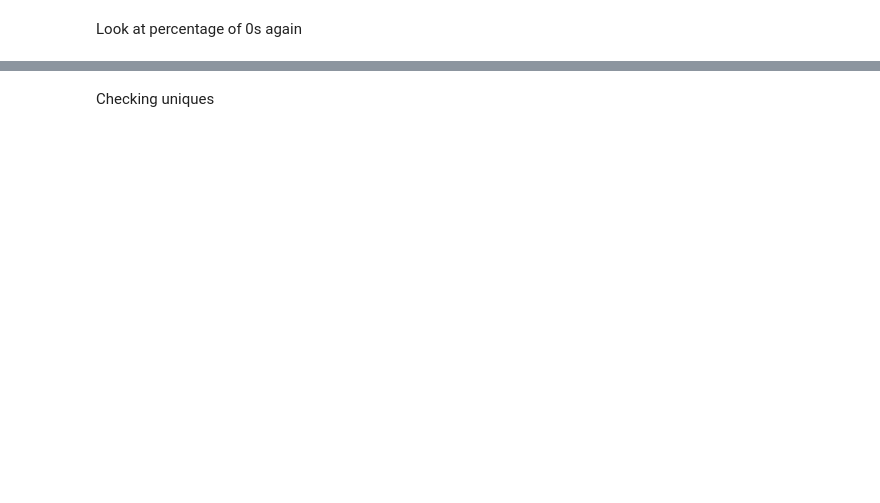
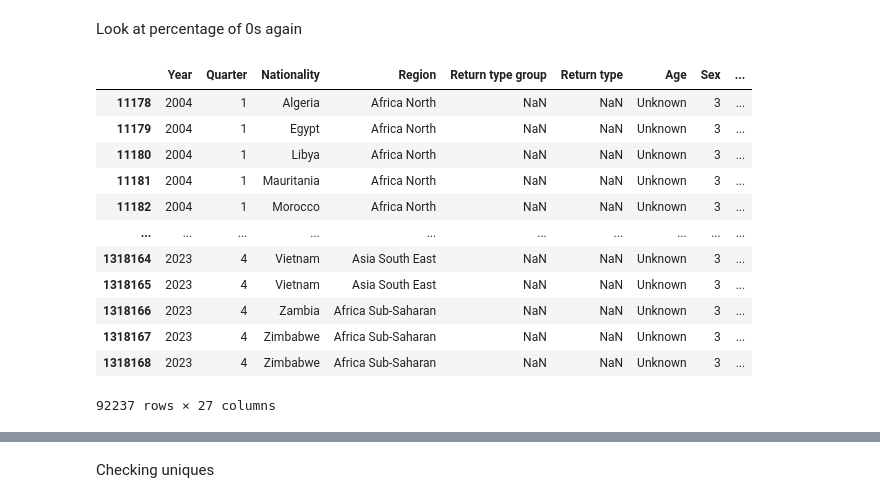
Before and after one commit to psmith1011/CS_UK_Immigration, a Jupyter notebook: Notebook_Code_Files/Book 3_CS_UK_Immigration_Psmith_Baseline_Modelling.ipynb, the cells around one changed output, grey strips where cells are left out. Cells and saved outputs as stored; diff of their text form; code cells hidden in the pictures; blank space fills up the shorter version.

```diff
--- a/Notebook_Code_Files/Book 3_CS_UK_Immigration_Psmith_Baseline_Modelling.ipynb
+++ b/Notebook_Code_Files/Book 3_CS_UK_Immigration_Psmith_Baseline_Modelling.ipynb
@@ -338,0 +873,2 @@ Rows updated for other outcomes to match 'Decisions': 786088
+# %%
+clean_df.drop('Case type', axis=1, inplace=True)
@@ -338,0 +886,2 @@ Rows updated for other outcomes to match 'Decisions': 786088
+# %%
+clean_df.drop('Case outcome group', axis=1, inplace=True)
@@ -338,0 +942,23 @@ Rows updated for other outcomes to match 'Decisions': 786088
+# %%
+# Adjusted mapping with "Other and unknown"
+region_mapping = {
+    'Africa Sub-Saharan': 'Africa',
+    'America Central and South': 'America',
+    'Europe Other': 'Europe',
+    'Asia South': 'Asia',
+    'Middle East': 'Middle East',
+    'EU 14': 'Europe',
+    'Asia South East': 'Asia',
+    'Asia East': 'Asia',
+    'Africa North': 'Africa',
+    'America North': 'North America',
+    'Asia Central': 'Asia',
+    'Oceania': 'Oceania',
+    'EU 8': 'Europe',
+    'Other': 'Other',
+    'EU 2': 'Europe',
+    'EU Other': 'Europe',
+    'Other and unknown': 'Other'  # Ensuring coverage for this category
+}
+
+clean_df['General_Region'] = clean_df['Region'].map(region_mapping)
@@ -338,0 +998,16 @@ Rows updated for other outcomes to match 'Decisions': 786088
+# %%
+# List of columns to be dropped
+columns_to_drop = [
+    'Category of leave',
+    'Previous category of leave',
+    'Outcome',
+    'Appeals determined',
+    'Type of application',
+    'Geographical region',
+    'Location',
+    'Number of passengers refused entry at the border',
+    'Application type'
+]
+
+# Dropping the specified columns from the DataFrame
+clean_df.drop(columns=columns_to_drop, axis=1, inplace=True)
@@ -339,2 +1044,18 @@ Rows updated for other outcomes to match 'Decisions': 786088
 # %% [markdown]
 Look at percentage of 0s again
+# %%
+clean_df[df_combined['Case outcome'].isna()]
+# %% [output]
+|  | Year | Quarter | Nationality | Region | Return type group | Return type | Age | Sex | ... |
+| 11178 | 2004 | 1 | Algeria | Africa North | NaN | NaN | Unknown | 3 | ... |
+| 11179 | 2004 | 1 | Egypt | Africa North | NaN | NaN | Unknown | 3 | ... |
+| 11180 | 2004 | 1 | Libya | Africa North | NaN | NaN | Unknown | 3 | ... |
+| 11181 | 2004 | 1 | Mauritania | Africa North | NaN | NaN | Unknown | 3 | ... |
+| 11182 | 2004 | 1 | Morocco | Africa North | NaN | NaN | Unknown | 3 | ... |
+| ... | ... | ... | ... | ... | ... | ... | ... | ... | ... |
+| 1318164 | 2023 | 4 | Vietnam | Asia South East | NaN | NaN | Unknown | 3 | ... |
+| 1318165 | 2023 | 4 | Vietnam | Asia South East | NaN | NaN | Unknown | 3 | ... |
+| 1318166 | 2023 | 4 | Zambia | Africa Sub-Saharan | NaN | NaN | Unknown | 3 | ... |
+| 1318167 | 2023 | 4 | Zimbabwe | Africa Sub-Saharan | NaN | NaN | Unknown | 3 | ... |
+| 1318168 | 2023 | 4 | Zimbabwe | Africa Sub-Saharan | NaN | NaN | Unknown | 3 | ... |
+92237 rows × 27 columns
```
Also changed, not shown: parts of 100 cells of this notebook, 2 other files.
